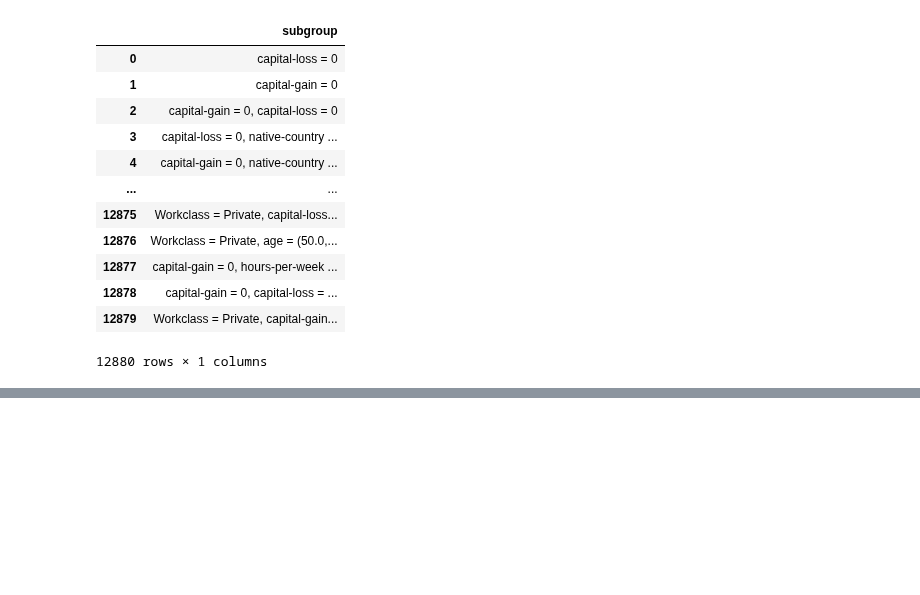
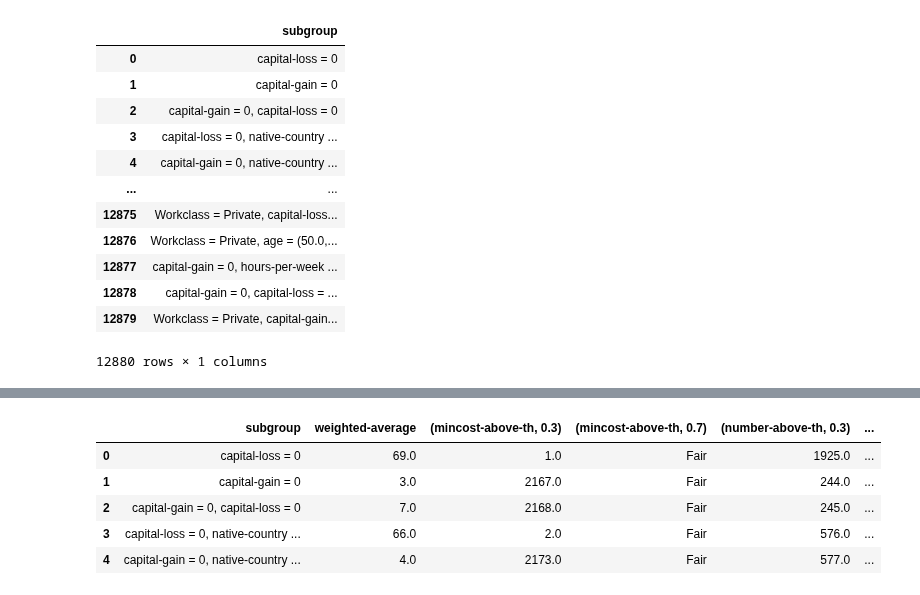
Before and after one commit to AutoFairAthenaRC/FACTS, a Jupyter notebook: facts/AdultDataset/Adult-Experiments.ipynb, the cells around one changed output, grey strips where cells are left out. Saved outputs shown, nothing was run; the diff lists cells and outputs as text; code cells hidden in the pictures; blank space fills up the shorter version.

```diff
--- a/facts/AdultDataset/Adult-Experiments.ipynb
+++ b/facts/AdultDataset/Adult-Experiments.ipynb
@@ -575,0 +605,14 @@ dtype: int64
+# %%
+diff = diff.set_index('subgroup')
+ranked = diff.mask(diff == 0).rank(ascending = False,axis=0,method='first')
+ranked = ranked.replace(np.nan,"Fair")
+# %%
+ranked = ranked.reset_index()
+ranked.head()
+# %% [output]
+|  | subgroup | weighted-average | (mincost-above-th, 0.3) | (mincost-above-th, 0.7) | (number-above-th, 0.3) | ... |
+| 0 | capital-loss = 0 | 69.0 | 1.0 | Fair | 1925.0 | ... |
+| 1 | capital-gain = 0 | 3.0 | 2167.0 | Fair | 244.0 | ... |
+| 2 | capital-gain = 0, capital-loss = 0 | 7.0 | 2168.0 | Fair | 245.0 | ... |
+| 3 | capital-loss = 0, native-country ... | 66.0 | 2.0 | Fair | 576.0 | ... |
+| 4 | capital-gain = 0, native-country ... | 4.0 | 2173.0 | Fair | 577.0 | ... |
```
Also changed, not shown: parts of 11 cells of this notebook.
